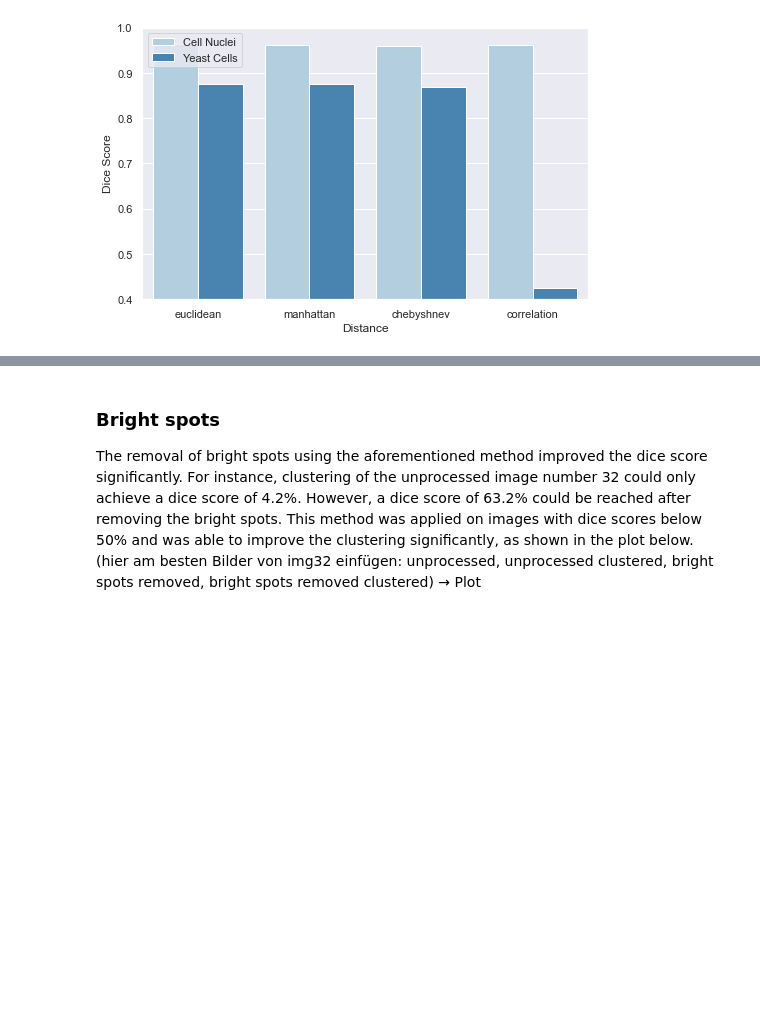
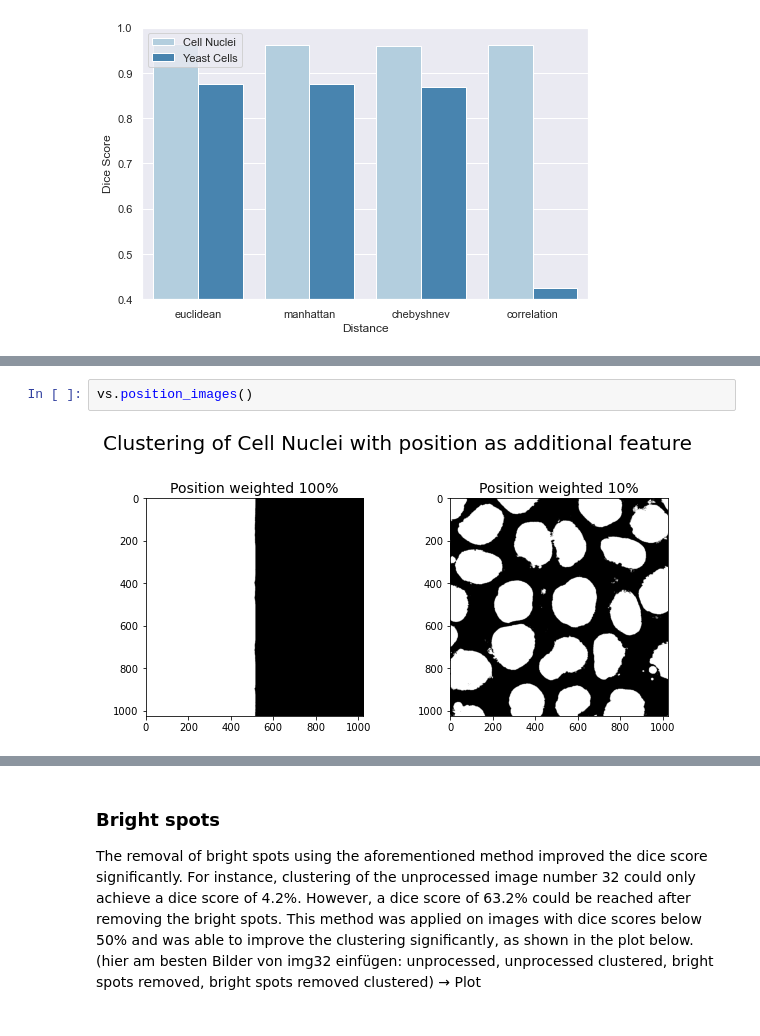
Before and after one commit to datascience-mobi-2022/2022-topic-01-team-05, a Jupyter notebook: cell_clustering/report.ipynb, the cells around one changed output, grey strips where cells are left out. Drawn from its saved outputs; the diff is of its cells as text; blank space fills up the shorter version.

Commit message:
images added

```diff
--- a/cell_clustering/report.ipynb
+++ b/cell_clustering/report.ipynb
@@ -279,0 +256,4 @@ See Apendix.
+# %%
+vs.position_images()
+# %% [output]
+[figure, added]
```
Also changed, not shown: parts of 5 cells of this notebook, 2 other files.
